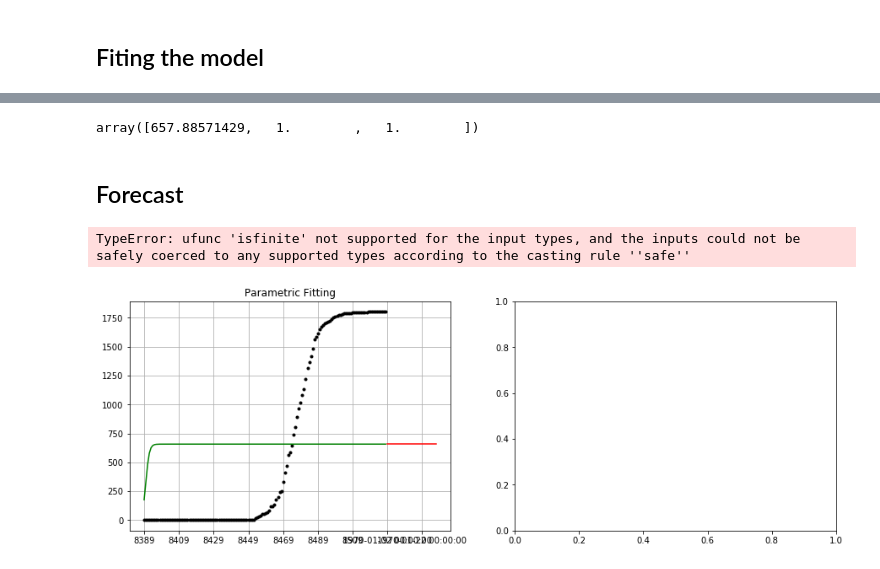
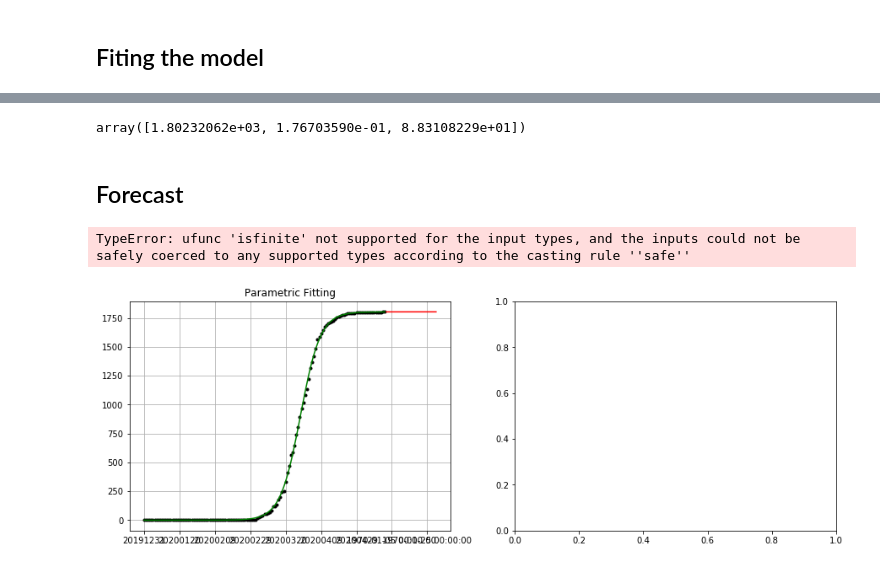
Before and after one commit to eduardavieira/epidemiologia, a Jupyter notebook: COVID19-Project/Stats.ipynb, the cells around one changed output, grey strips where cells are left out. Cells and saved outputs as stored; diff of their text form; code cells hidden in the pictures.

```diff
--- a/COVID19-Project/Stats.ipynb
+++ b/COVID19-Project/Stats.ipynb
@@ -443,15 +457,12 @@ Logistic function: f(x) = capacity / (1 + e^-k*(x - midpoint) )
 def logistic_f(xdata, c, k, m):
     ydata = c / (1 + np.exp(-k*(xdata-m)))
     return ydata
-
-
 ## optimize from scipy
-logistic_model, cov = optimize.curve_fit(logistic_f, xdata=len(total_number_of_cases), ydata=total_number_of_cases, maxfev=10000, p0=[np.max(total_number_of_cases), 1, 1])
-
+logistic_model, cov = optimize.curve_fit(logistic_f, xdata=xvalues, ydata=total_cases, maxfev=10000, p0=[np.max(total_cases), 1, 1])
 ## print the parameters
 logistic_model
 # %% [output]
-array([657.88571429,   1.        ,   1.        ])
+array([1.80232062e+03, 1.76703590e-01, 8.83108229e+01])
 # %% [markdown]
 ## Forecast
 # %%
@@ -471,14 +482,6 @@ def utils_plot_parametric(dtf, zoom=30, figsize=(15,5)):
     dtf["forecast"].plot(ax=ax[0], grid=True, color="red")
     ax[0].fill_between(x=dtf.index, y1=dtf['conf_int_low'], y2=dtf['conf_int_up'], color='b', alpha=0.3)
 
-    ## focus on last
-    first_idx = dtf[pd.notnull(dtf["forecast"])].index[0]
-    first_loc = dtf.index.tolist().index(first_idx)
-    zoom_idx = dtf.index[first_loc-zoom]
-    dtf.loc[zoom_idx:]["ts"].plot(marker=".", linestyle='None', ax=ax[1], color="black", title="Zoom on the last "+str(zoom)+" observations")
-    #dtf.loc[zoom_idx:]["model"].plot(ax=ax[1], color="green")
-    #dtf.loc[zoom_idx:]["forecast"].plot(ax=ax[1], grid=True, color="red")
-    #ax[1].fill_between(x=dtf.loc[zoom_idx:].index, y1=dtf.loc[zoom_idx:]['conf_int_low'], y2=dtf.loc[zoom_idx:]['conf_int_up'], color='b', alpha=0.3)
     plt.show()
     return dtf[["ts","model","residuals","conf_int_low","forecast","conf_int_up"]]
 # %%
@@ -492,7 +495,7 @@ Forecast unknown future.
     :param freq: None or str - 'B' business day, 'D' daily, 'W' weekly, 'M' monthly, 'A' annual, 'Q' quarterly
     :param zoom: for plotting
 '''
-def forecast_curve(ts, f, model, pred_ahead=None, freq="D", zoom=30, figsize=(15,5)):
+def forecast_curve(ts, f, model, pred_ahead=None, zoom=30, figsize=(15,5)):
     ## fit
     X = np.arange(len(ts))
     fitted = f(X, model[0], model[1], model[2])
@@ -501,7 +504,7 @@ def forecast_curve(ts, f, model, pred_ahead=None, freq="D", zoom=30, figsize=(15
 
     ## index
     start=0
-    index = pd.date_range(start=start,periods=pred_ahead,freq=freq)
+    index = pd.date_range(start=start,periods=pred_ahead)
     index = index[1:]
     ## forecast
     Xnew = np.arange(len(ts)+1, len(ts)+1+len(index))
@@ -511,5 +514,3 @@ def forecast_curve(ts, f, model, pred_ahead=None, freq="D", zoom=30, figsize=(15
     ## plot
     utils_plot_parametric(dtf, zoom=zoom)
     return dtf
-# %%
-df = pd.read_csv("https://covid.ourworldindata.org/data/owid-covid-data.csv", sep=",")
@@ -518,5 +517,5 @@ icelandDataframe = df.loc[df['location'] == 'Iceland']
 # %%
-preds = forecast_curve(icelandDataframe['total_cases'].astype(np.float), logistic_f, logistic_model, pred_ahead=30, freq="D", zoom=7)
+preds = forecast_curve(df['total_cases'].astype(np.float) , logistic_f, logistic_model, pred_ahead=30, zoom=7)
 # %% [output]
 TypeError: ufunc 'isfinite' not supported for the input types, and the inputs could not be safely coerced to any supported types according to the casting rule ''safe''
-[figure, old version]
+[figure, new version]
```
Also changed, not shown: parts of 3 cells of this notebook.
